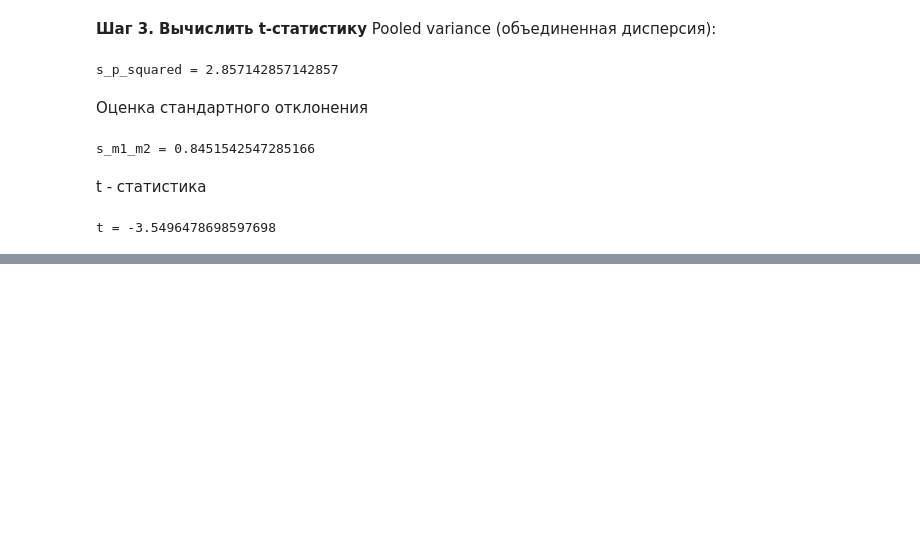
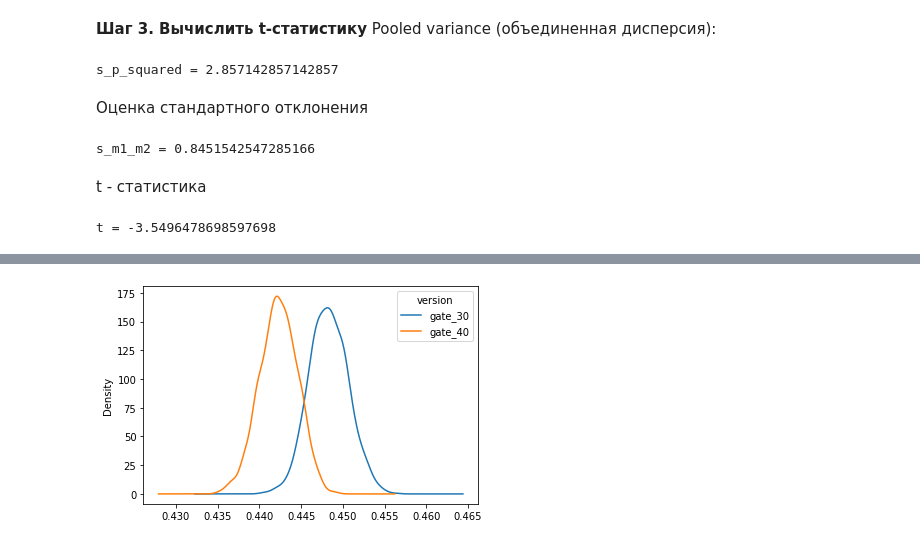
Before and after one commit to adwiza/machine_learning, a Jupyter notebook: ml_26-AB tests.ipynb, the cells around one changed output, grey strips where cells are left out. Cells and saved outputs as stored; diff of their text form; code cells hidden in the pictures; blank space fills up the shorter version.

```diff
--- a/ml_26-AB tests.ipynb
+++ b/ml_26-AB tests.ipynb
@@ -212,0 +315,17 @@ t = -3.5496478698597698
+# %%
+iterations = 1500
+# %%
+from tqdm.autonotebook import tqdm
+# Creating an list with bootstrap means for each AB-group
+boot_1d = []
+for i in tqdm (range(iterations), leave=False):
+    boot_mean = df.sample(frac=1, replace=True).groupby('version').retention_1.mean()
+    boot_1d.append(boot_mean)
+
+# Transformind the list to a DataFrame
+boot_1d = pd.DataFrame(boot_1d)
+
+# A Kernel Density Estimate plot of the bootstrap diistributions
+boot_1d.plot.kde();
+# %% [output]
+[figure, added]
```
Also changed, not shown: parts of 19 cells of this notebook.
